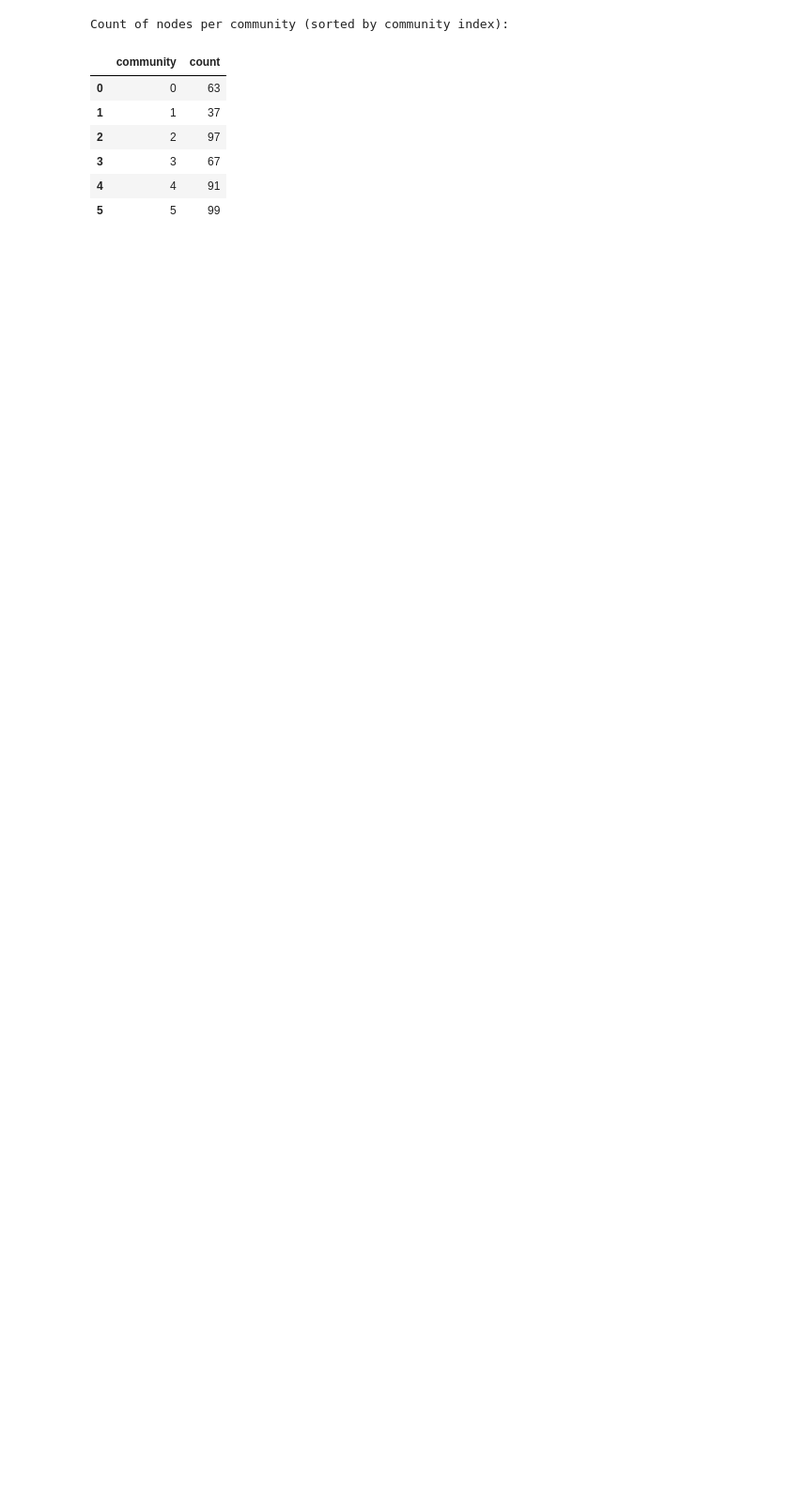
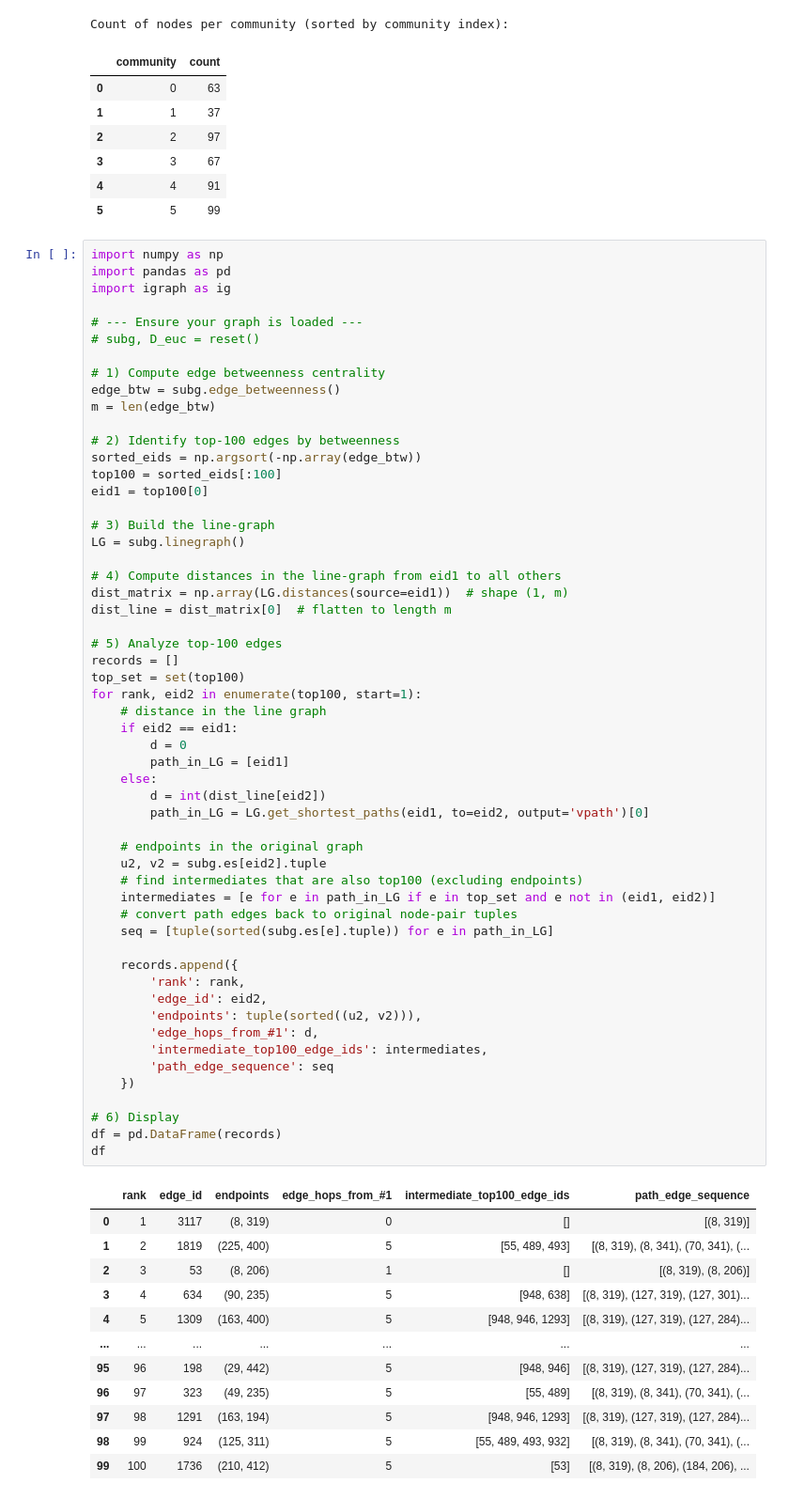
Before and after one commit to Antel0pe/SpaceOfMNIST-Digits, a Jupyter notebook: MaximalStretchNodes.ipynb, the cells around one changed output. Shown at 94% size. Cells and saved outputs as stored; diff of their text form; blank space fills up the shorter version.

Commit message:
maximal edge betweenness compared to future maximal edges

```diff
--- a/MaximalStretchNodes.ipynb
+++ b/MaximalStretchNodes.ipynb
@@ -1923,3 +1923,71 @@ Count of nodes per community (sorted by community index):
 | 3 | 3 | 67 |
 | 4 | 4 | 91 |
 | 5 | 5 | 99 |
+# %%
+import numpy as np
+import pandas as pd
+import igraph as ig
+
+# --- Ensure your graph is loaded ---
+# subg, D_euc = reset()
+
+# 1) Compute edge betweenness centrality
+edge_btw = subg.edge_betweenness()
+m = len(edge_btw)
+
+# 2) Identify top-100 edges by betweenness
+sorted_eids = np.argsort(-np.array(edge_btw))
+top100 = sorted_eids[:100]
+eid1 = top100[0]
+
+# 3) Build the line-graph
+LG = subg.linegraph()
+
+# 4) Compute distances in the line-graph from eid1 to all others
+dist_matrix = np.array(LG.distances(source=eid1))  # shape (1, m)
+dist_line = dist_matrix[0]  # flatten to length m
+
+# 5) Analyze top-100 edges
+records = []
+top_set = set(top100)
+for rank, eid2 in enumerate(top100, start=1):
+    # distance in the line graph
+    if eid2 == eid1:
+        d = 0
+        path_in_LG = [eid1]
+    else:
+        d = int(dist_line[eid2])
+        path_in_LG = LG.get_shortest_paths(eid1, to=eid2, output='vpath')[0]
+
+    # endpoints in the original graph
+    u2, v2 = subg.es[eid2].tuple
+    # find intermediates that are also top100 (excluding endpoints)
+    intermediates = [e for e in path_in_LG if e in top_set and e not in (eid1, eid2)]
+    # convert path edges back to original node-pair tuples
+    seq = [tuple(sorted(subg.es[e].tuple)) for e in path_in_LG]
+
+    records.append({
+        'rank': rank,
+        'edge_id': eid2,
+        'endpoints': tuple(sorted((u2, v2))),
+        'edge_hops_from_#1': d,
+        'intermediate_top100_edge_ids': intermediates,
+        'path_edge_sequence': seq
+    })
+
+# 6) Display
+df = pd.DataFrame(records)
+df
+# %% [output]
+|  | rank | edge_id | endpoints | edge_hops_from_#1 | intermediate_top100_edge_ids | path_edge_sequence |
+| 0 | 1 | 3117 | (8, 319) | 0 | [] | [(8, 319)] |
+| 1 | 2 | 1819 | (225, 400) | 5 | [55, 489, 493] | [(8, 319), (8, 341), (70, 341), (... |
+| 2 | 3 | 53 | (8, 206) | 1 | [] | [(8, 319), (8, 206)] |
+| 3 | 4 | 634 | (90, 235) | 5 | [948, 638] | [(8, 319), (127, 319), (127, 301)... |
+| 4 | 5 | 1309 | (163, 400) | 5 | [948, 946, 1293] | [(8, 319), (127, 319), (127, 284)... |
+| ... | ... | ... | ... | ... | ... | ... |
+| 95 | 96 | 198 | (29, 442) | 5 | [948, 946] | [(8, 319), (127, 319), (127, 284)... |
+| 96 | 97 | 323 | (49, 235) | 5 | [55, 489] | [(8, 319), (8, 341), (70, 341), (... |
+| 97 | 98 | 1291 | (163, 194) | 5 | [948, 946, 1293] | [(8, 319), (127, 319), (127, 284)... |
+| 98 | 99 | 924 | (125, 311) | 5 | [55, 489, 493, 932] | [(8, 319), (8, 341), (70, 341), (... |
+| 99 | 100 | 1736 | (210, 412) | 5 | [53] | [(8, 319), (8, 206), (184, 206), ... |
```
Also changed, not shown: parts of 3 cells of this notebook.
